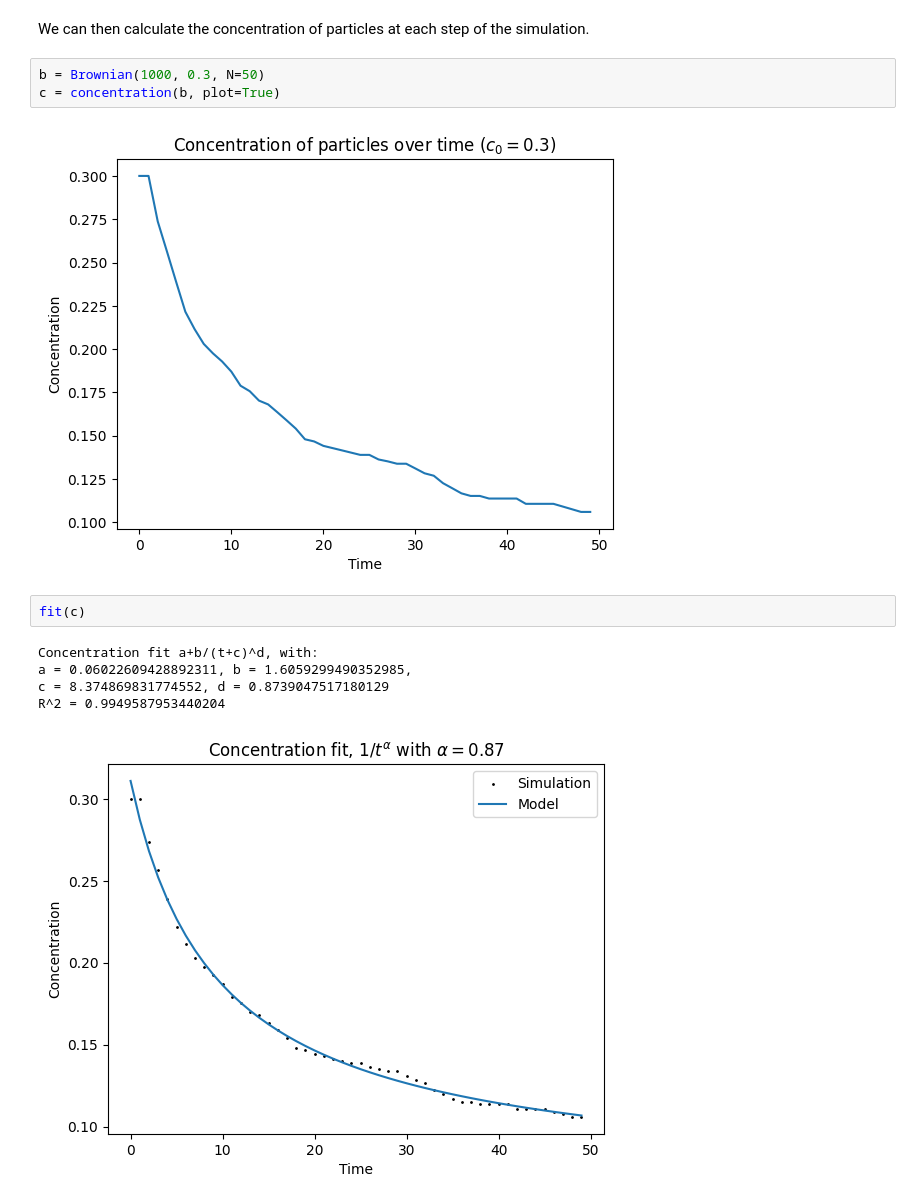
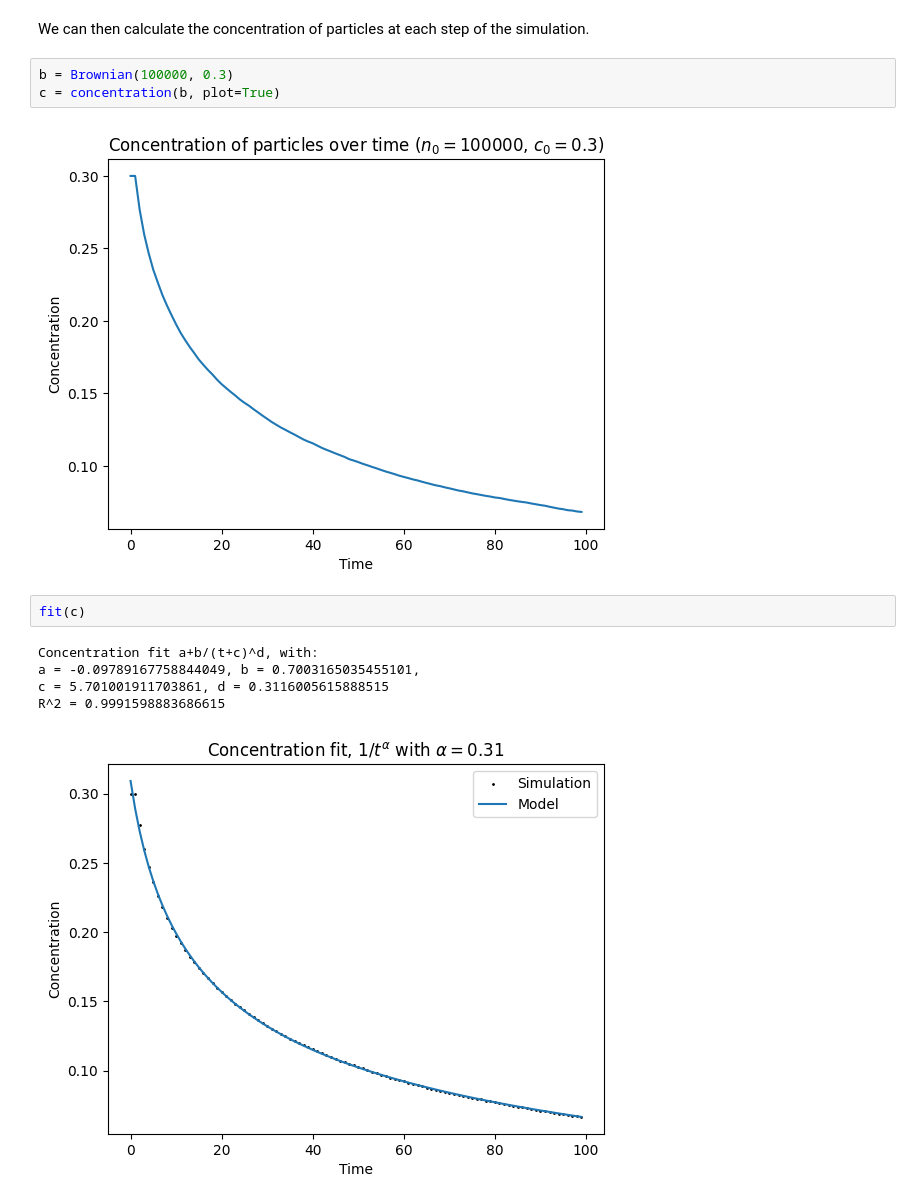
Before and after one commit to Epsylene/BrownianAnnihilation, a Jupyter notebook: brownian.ipynb, the cells around one changed output. Cells and saved outputs as stored; diff of their text form.

```diff
--- a/brownian.ipynb
+++ b/brownian.ipynb
@@ -21,15 +21,15 @@ b.plot()
 # %% [markdown]
 We can then calculate the concentration of particles at each step of the simulation.
 # %%
-b = Brownian(1000, 0.3, N=50)
+b = Brownian(100000, 0.3)
 c = concentration(b, plot=True)
 # %% [output]
-[figure, old version]
+[figure, new version]
 # %%
 fit(c)
 # %% [output]
 Concentration fit a+b/(t+c)^d, with:
-a = 0.06022609428892311, b = 1.6059299490352985,
-c = 8.374869831774552, d = 0.8739047517180129
-R^2 = 0.9949587953440204
+a = -0.09789167758844049, b = 0.7003165035455101,
+c = 5.701001911703861, d = 0.3116005615888515
+R^2 = 0.9991598883686615
-[figure, old version]
+[figure, new version]
```
Also changed, not shown: parts of 4 cells of this notebook, 2 other files.
